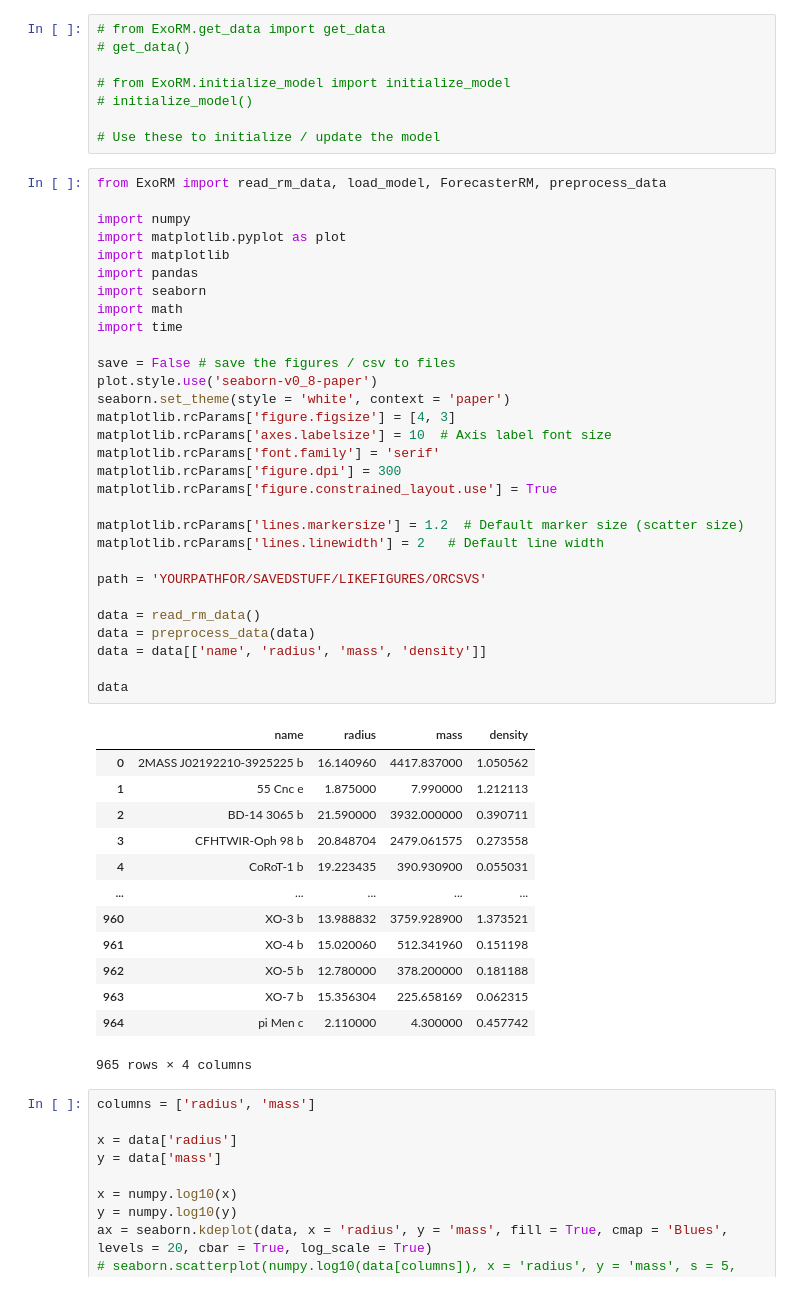
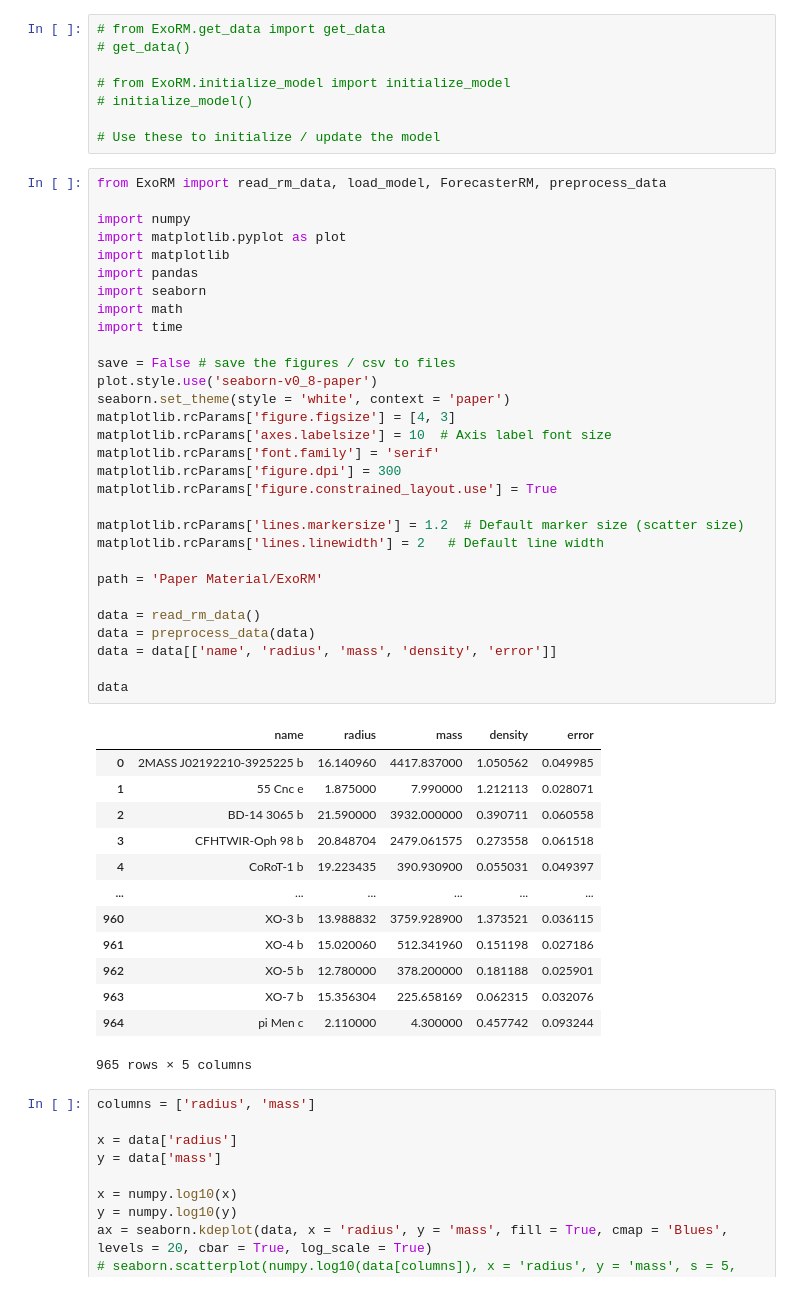
Before and after one commit to kzhu2099/ExoRM, a Jupyter notebook: comparison.ipynb, the cells around one changed output. Drawn from its saved outputs; the diff is of its cells as text.

```diff
--- a/comparison.ipynb
+++ b/comparison.ipynb
@@ -15,47 +15,47 @@ Exception reporting mode: Verbose
 # %%
 from ExoRM import read_rm_data, load_model, ForecasterRM, preprocess_data
 
 import numpy
 import matplotlib.pyplot as plot
 import matplotlib
 import pandas
 import seaborn
 import math
 import time
 
 save = False # save the figures / csv to files
 plot.style.use('seaborn-v0_8-paper')
 seaborn.set_theme(style = 'white', context = 'paper')
 matplotlib.rcParams['figure.figsize'] = [4, 3]
 matplotlib.rcParams['axes.labelsize'] = 10  # Axis label font size
 matplotlib.rcParams['font.family'] = 'serif'
 matplotlib.rcParams['figure.dpi'] = 300
 matplotlib.rcParams['figure.constrained_layout.use'] = True
 
 matplotlib.rcParams['lines.markersize'] = 1.2  # Default marker size (scatter size)
 matplotlib.rcParams['lines.linewidth'] = 2   # Default line width
 
-path = 'YOURPATHFOR/SAVEDSTUFF/LIKEFIGURES/ORCSVS'
+path = 'Paper Material/ExoRM'
 
 data = read_rm_data()
 data = preprocess_data(data)
-data = data[['name', 'radius', 'mass', 'density']]
+data = data[['name', 'radius', 'mass', 'density', 'error']]
 
 data
 # %% [output]
-|  | name | radius | mass | density |
-| 0 | 2MASS J02192210-3925225 b | 16.140960 | 4417.837000 | 1.050562 |
-| 1 | 55 Cnc e | 1.875000 | 7.990000 | 1.212113 |
-| 2 | BD-14 3065 b | 21.590000 | 3932.000000 | 0.390711 |
-| 3 | CFHTWIR-Oph 98 b | 20.848704 | 2479.061575 | 0.273558 |
-| 4 | CoRoT-1 b | 19.223435 | 390.930900 | 0.055031 |
-| ... | ... | ... | ... | ... |
-| 960 | XO-3 b | 13.988832 | 3759.928900 | 1.373521 |
-| 961 | XO-4 b | 15.020060 | 512.341960 | 0.151198 |
-| 962 | XO-5 b | 12.780000 | 378.200000 | 0.181188 |
-| 963 | XO-7 b | 15.356304 | 225.658169 | 0.062315 |
-| 964 | pi Men c | 2.110000 | 4.300000 | 0.457742 |
+|  | name | radius | mass | density | error |
+| 0 | 2MASS J02192210-3925225 b | 16.140960 | 4417.837000 | 1.050562 | 0.049985 |
+| 1 | 55 Cnc e | 1.875000 | 7.990000 | 1.212113 | 0.028071 |
+| 2 | BD-14 3065 b | 21.590000 | 3932.000000 | 0.390711 | 0.060558 |
+| 3 | CFHTWIR-Oph 98 b | 20.848704 | 2479.061575 | 0.273558 | 0.061518 |
+| 4 | CoRoT-1 b | 19.223435 | 390.930900 | 0.055031 | 0.049397 |
+| ... | ... | ... | ... | ... | ... |
+| 960 | XO-3 b | 13.988832 | 3759.928900 | 1.373521 | 0.036115 |
+| 961 | XO-4 b | 15.020060 | 512.341960 | 0.151198 | 0.027186 |
+| 962 | XO-5 b | 12.780000 | 378.200000 | 0.181188 | 0.025901 |
+| 963 | XO-7 b | 15.356304 | 225.658169 | 0.062315 | 0.032076 |
+| 964 | pi Men c | 2.110000 | 4.300000 | 0.457742 | 0.093244 |
-965 rows × 4 columns
+965 rows × 5 columns
 # %%
 columns = ['radius', 'mass']
 
```
Also changed, not shown: parts of 14 cells of this notebook, 1 other file.
